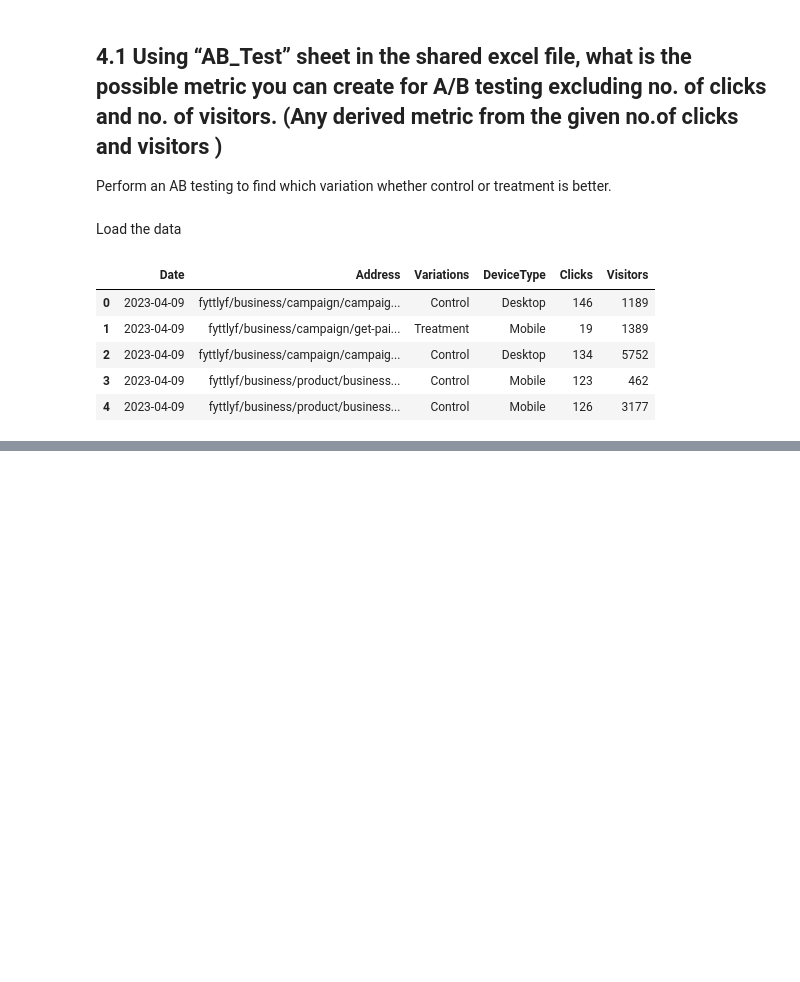
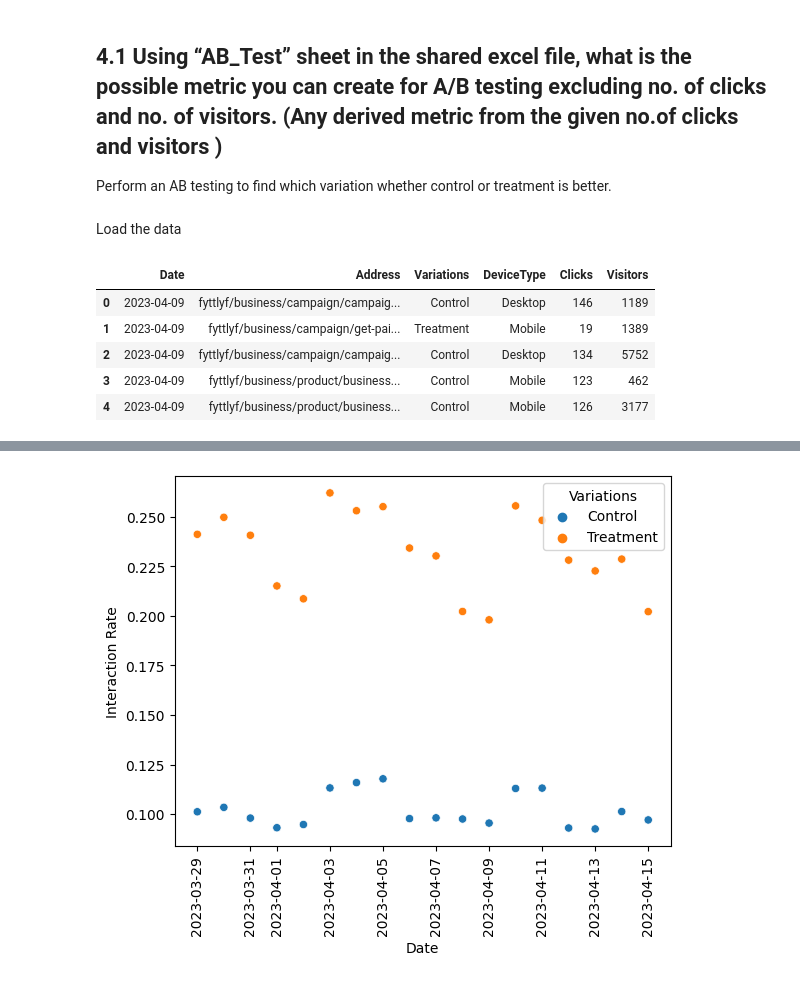
Before and after one commit to pratiksrm99/DataAnalysis, a Jupyter notebook: Website_Visitors_Data_Analysis/Analysis Notebook/Part_4-A_B_testing.ipynb, the cells around one changed output, grey strips where cells are left out. Saved outputs shown, nothing was run; the diff lists cells and outputs as text; code cells hidden in the pictures; blank space fills up the shorter version.

```diff
--- a/Website_Visitors_Data_Analysis/Analysis Notebook/Part_4-A_B_testing.ipynb
+++ b/Website_Visitors_Data_Analysis/Analysis Notebook/Part_4-A_B_testing.ipynb
@@ -28,0 +113,5 @@ df.head()
+# %%
+new_df = df.drop(columns=["DeviceType", "Address"])
+new_df = new_df.groupby(by=["Variations", "Date"]).sum()
+new_df["Interaction Rate"] = new_df["Clicks"] / new_df["Visitors"]
+new_df
@@ -28,0 +137,8 @@ df.head()
+# %%
+sns.scatterplot(new_df.reset_index(),
+                x="Date", y="Interaction Rate", hue="Variations")
+
+plt.xticks(rotation=90)
+plt.show()
+# %% [output]
+[figure, added]
```
Also changed, not shown: parts of 16 cells of this notebook.
